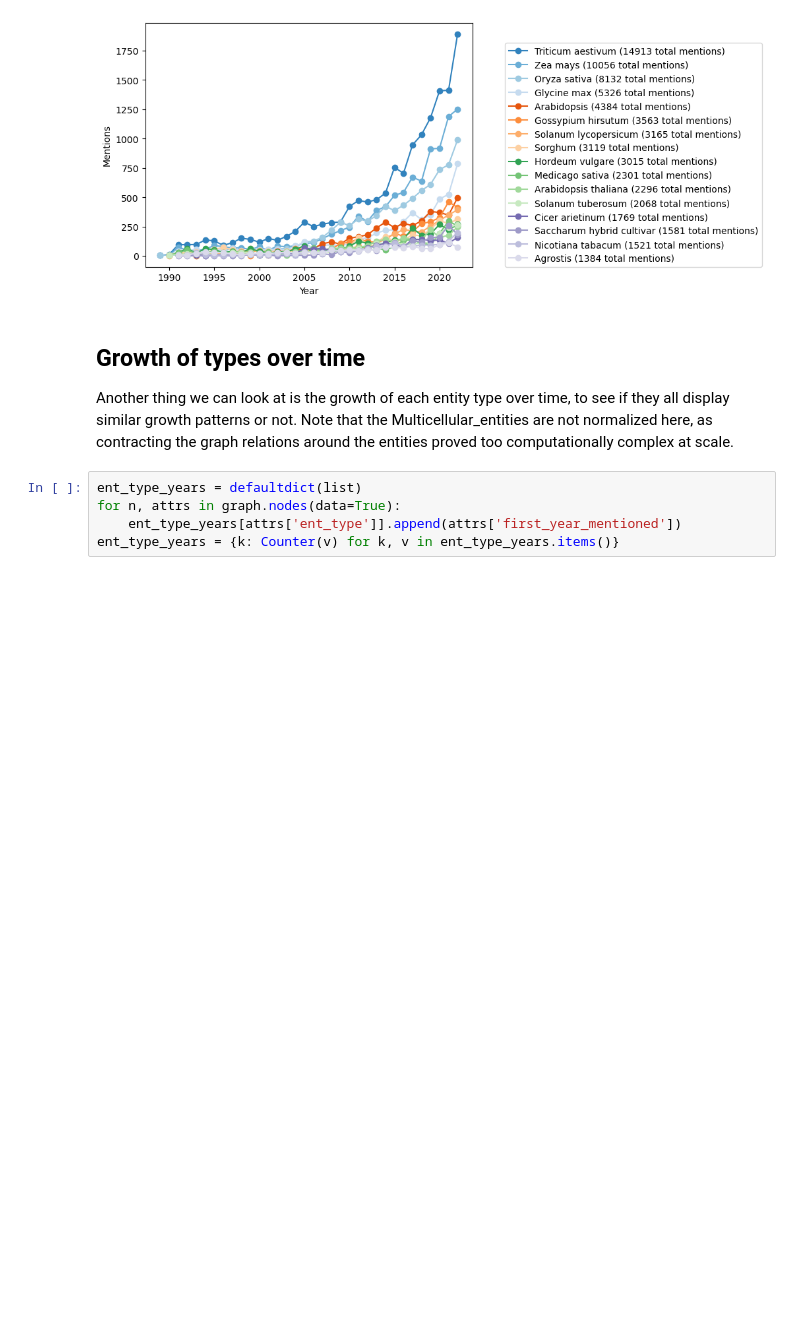
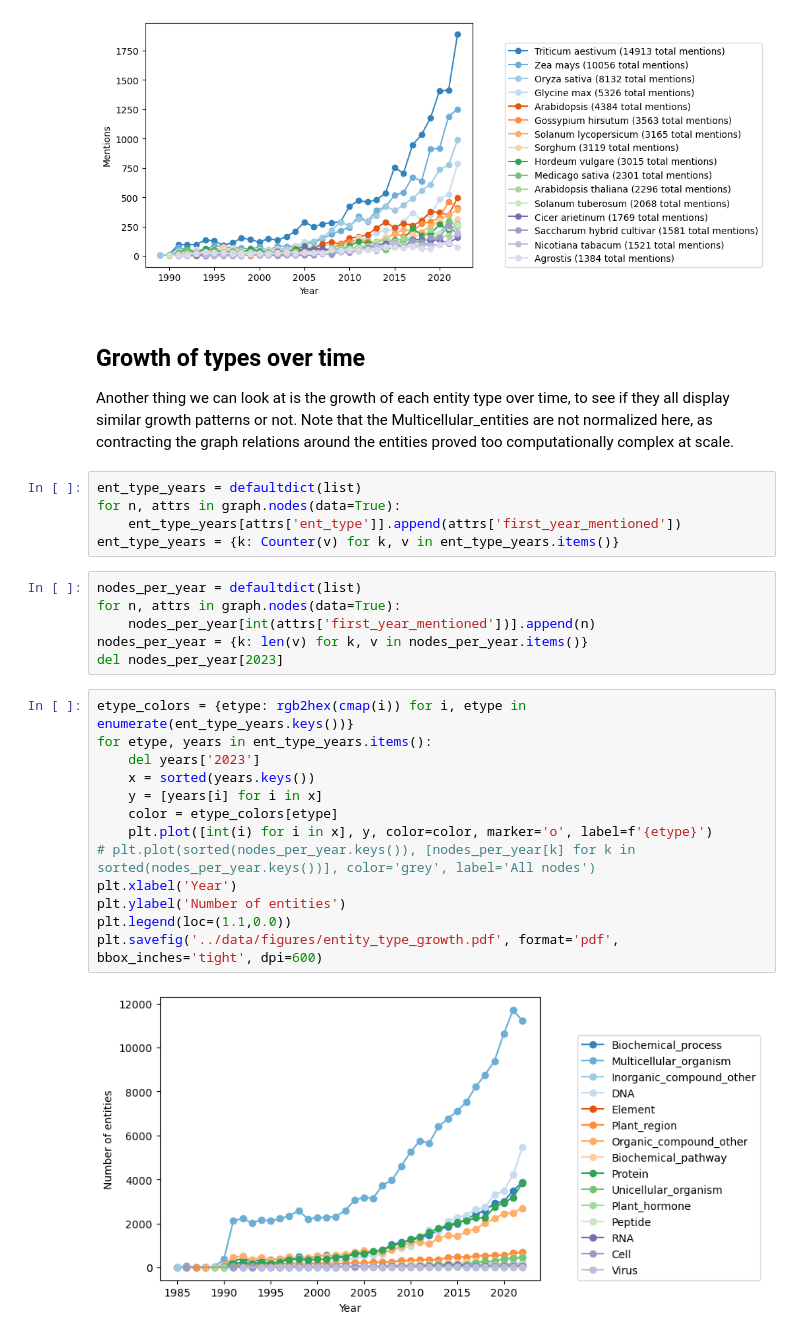
Before and after one commit to serenalotreck/literature-genes, a Jupyter notebook: notebooks/dygiepp_entity_characterization_and_grounding.ipynb, the cells around one changed output. Cells and saved outputs as stored; diff of their text form; blank space fills up the shorter version.

```diff
--- a/notebooks/dygiepp_entity_characterization_and_grounding.ipynb
+++ b/notebooks/dygiepp_entity_characterization_and_grounding.ipynb
@@ -235,3 +237,24 @@ ent_type_years = defaultdict(list)
 for n, attrs in graph.nodes(data=True):
     ent_type_years[attrs['ent_type']].append(attrs['first_year_mentioned'])
 ent_type_years = {k: Counter(v) for k, v in ent_type_years.items()}
+# %%
+nodes_per_year = defaultdict(list)
+for n, attrs in graph.nodes(data=True):
+    nodes_per_year[int(attrs['first_year_mentioned'])].append(n)
+nodes_per_year = {k: len(v) for k, v in nodes_per_year.items()}
+del nodes_per_year[2023]
+# %%
+etype_colors = {etype: rgb2hex(cmap(i)) for i, etype in enumerate(ent_type_years.keys())}
+for etype, years in ent_type_years.items():
+    del years['2023']
+    x = sorted(years.keys())
+    y = [years[i] for i in x]
+    color = etype_colors[etype]
+    plt.plot([int(i) for i in x], y, color=color, marker='o', label=f'{etype}')
+# plt.plot(sorted(nodes_per_year.keys()), [nodes_per_year[k] for k in sorted(nodes_per_year.keys())], color='grey', label='All nodes')
+plt.xlabel('Year')
+plt.ylabel('Number of entities')
+plt.legend(loc=(1.1,0.0))
+plt.savefig('../data/figures/entity_type_growth.pdf', format='pdf', bbox_inches='tight', dpi=600)
+# %% [output]
+[figure, added]
```
Also changed, not shown: parts of 9 cells of this notebook, 2 other files.
